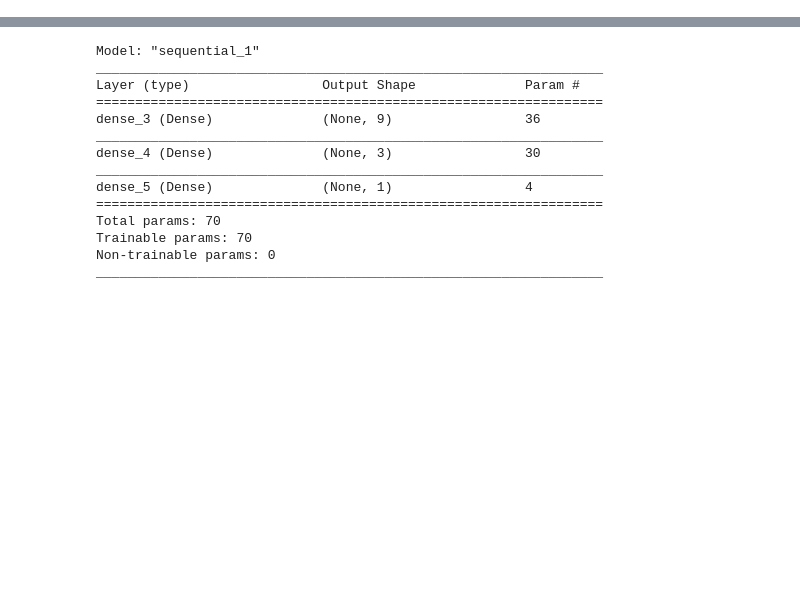
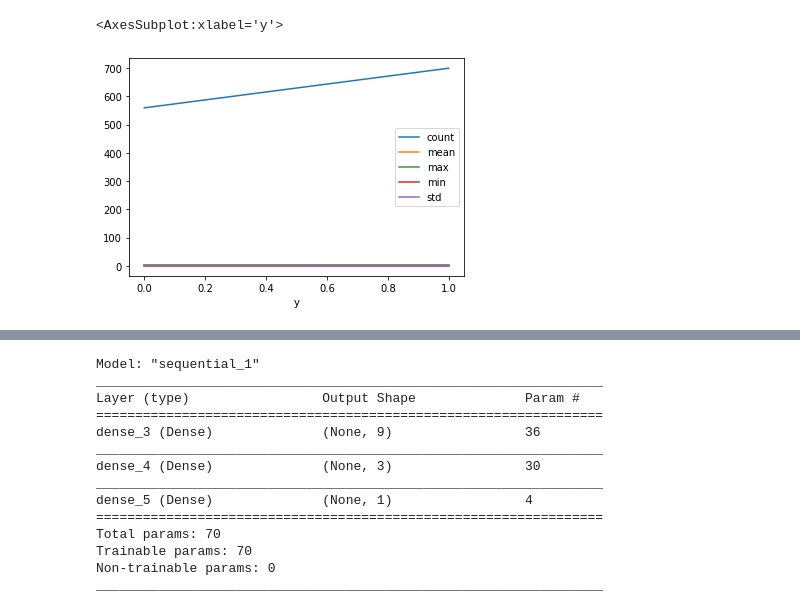
Before and after one commit to VladimirOvsienko/tenorflow, a Jupyter notebook: data.ipynb, the cells around one changed output, grey strips where cells are left out. Drawn from its saved outputs; the diff is of its cells as text; code cells hidden in the pictures; blank space fills up the shorter version.

Commit message:
groupby

```diff
--- a/data.ipynb
+++ b/data.ipynb
@@ -68,0 +96,5 @@ max    1.410813e+00  1.734978e+00  6.897544e-01     1.000000
+# %%
+df.groupby('y').dayOfWeek.agg(['count', 'mean' , 'max', 'min', 'std']).plot()
+# %% [output]
+<AxesSubplot:xlabel='y'>
+[figure, added]
```
Also changed, not shown: parts of 10 cells of this notebook.
